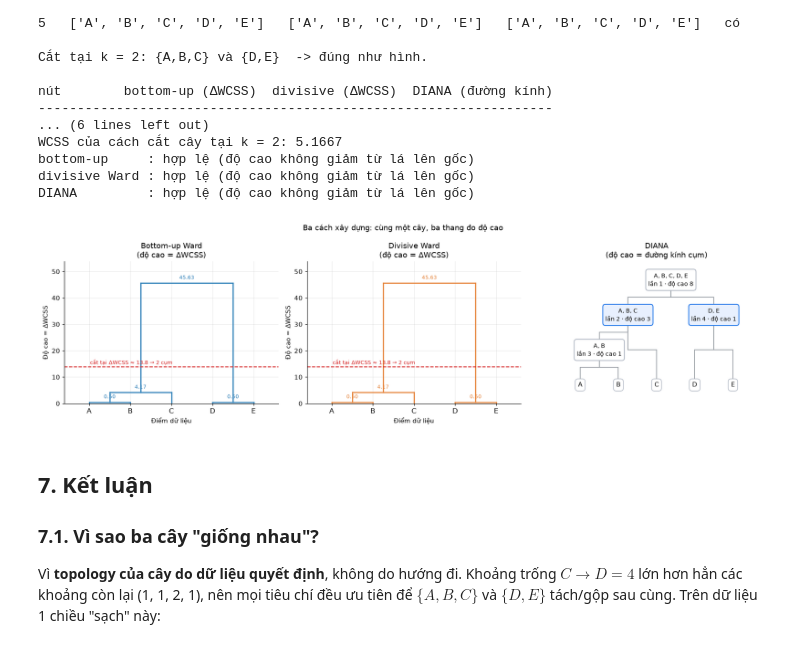
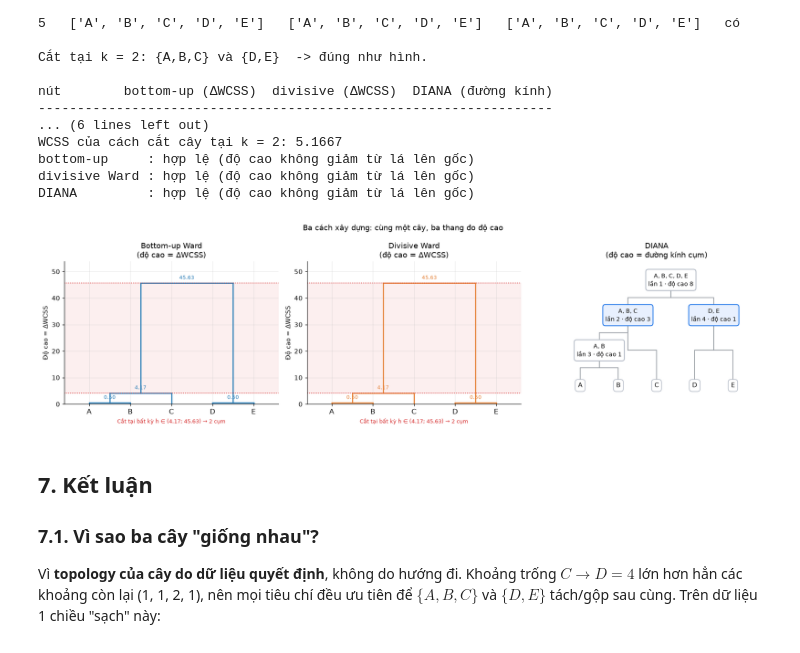
Before and after one commit to tuando05/demoDM, a Jupyter notebook: ward_clustering_1d.ipynb, the cells around one changed output. Drawn from its saved outputs; the diff is of its cells as text; code cells hidden in the pictures.

```diff
--- a/ward_clustering_1d.ipynb
+++ b/ward_clustering_1d.ipynb
@@ -772,28 +776,31 @@ DIANA         : hợp lệ (độ cao không giảm từ lá lên gốc)
 # %%
 # --- vẽ ba cây cạnh nhau: cùng topology, khác thang đo độ cao ---
 fig, axes = plt.subplots(1, 3, figsize=(16, 4.6))
 
 for ax, root, color, title in [
     (axes[0], agg_root, "#2c7fb8", "Bottom-up Ward\n(độ cao = ΔWCSS)"),
     (axes[1], top_root, "#e6843b", "Divisive Ward\n(độ cao = ΔWCSS)"),
 ]:
     draw_dendrogram(root, ax, color=color)
-    lower = max(root.left.height, root.right.height)   # ngưỡng nhỏ nhất để còn 2 cụm
-    h_cut = float(np.sqrt(lower * root.height))        # chọn 1 ngưỡng trong (lower, root)
-    ax.axhline(h_cut, color="#d62728", ls="--", lw=1.4)
-    ax.text(0.02, h_cut * 1.04, f"cắt tại ΔWCSS ≈ {h_cut:.1f} → 2 cụm",
-            color="#d62728", fontsize=8.5, va="bottom")
+    # Ngưỡng cắt: MỌI h trong (mức gộp lớn nhất dưới gốc, độ cao gốc) đều cho 2 cụm.
+    lower = max(root.left.height, root.right.height)   # mức gộp lớn nhất bên dưới gốc
+    upper = root.height                                # lần gộp cuối (tạo 1 cụm)
+    ax.axhspan(lower, upper, color="#d62728", alpha=0.07, zorder=0)
+    for h in (lower, upper):
+        ax.axhline(h, color="#d62728", ls=":", lw=1.1)
+    ax.set_xlabel(f"Cắt tại bất kỳ h ∈ ({lower:.2f}; {upper:.2f}) → 2 cụm",
+                  color="#d62728", fontsize=8.5)
     ax.set_title(title)
 
 draw_box_tree(diana_root, axes[2], highlight=(diana_root.left, diana_root.right))
 axes[2].set_title("DIANA\n(độ cao = đường kính cụm)")
 
 fig.suptitle("Ba cách xây dựng: cùng một cây, ba thang đo độ cao", fontsize=12)
 fig.tight_layout()
 fig.savefig(FIG_DIR / "ward_so_sanh.png", dpi=150)
 plt.show()
 # %% [output]
-[figure, old version]
+[figure, new version]
 # %% [markdown]
 ## 7. Kết luận
 
```
Also changed, not shown: parts of 1 cell of this notebook, 2 other files.
